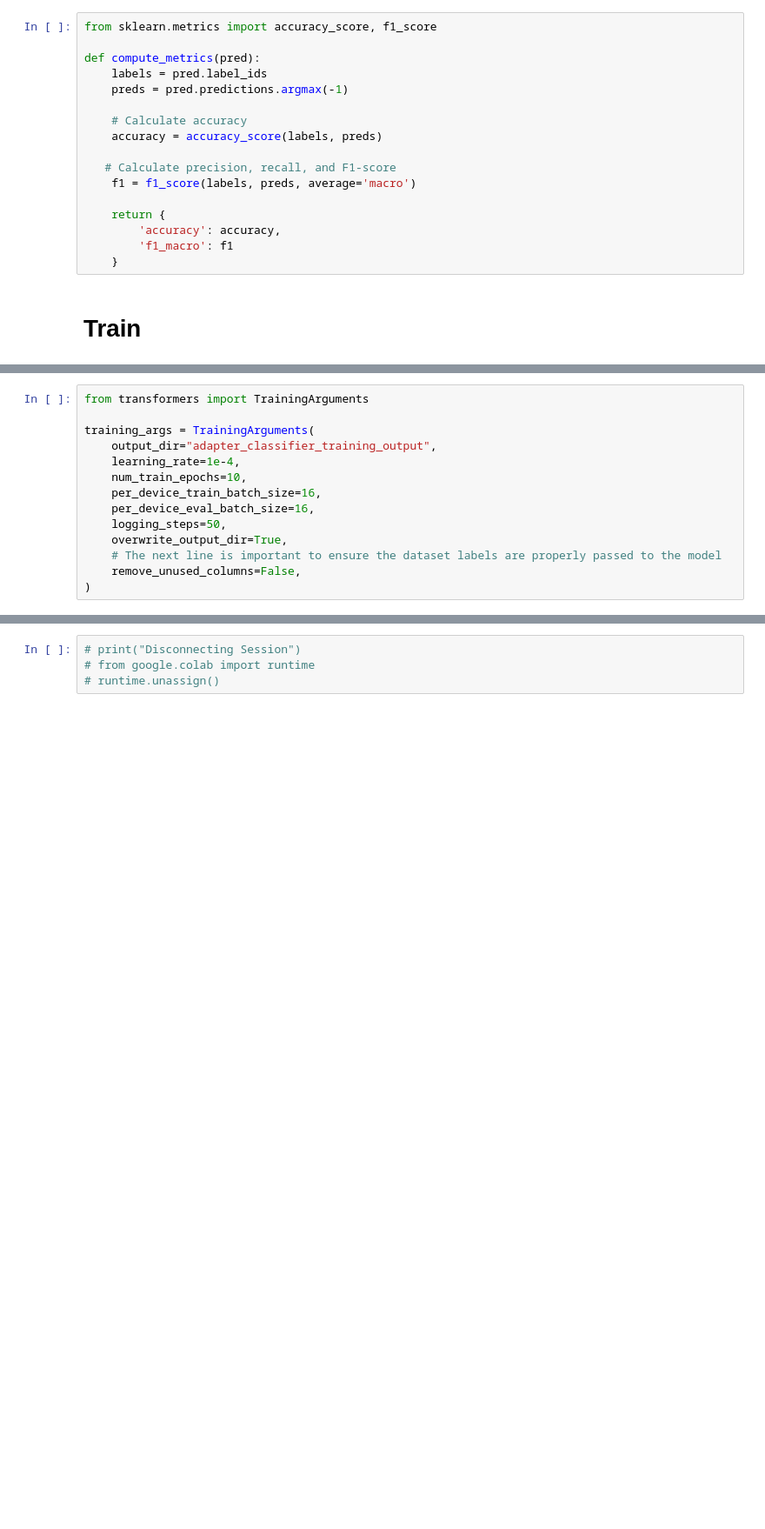
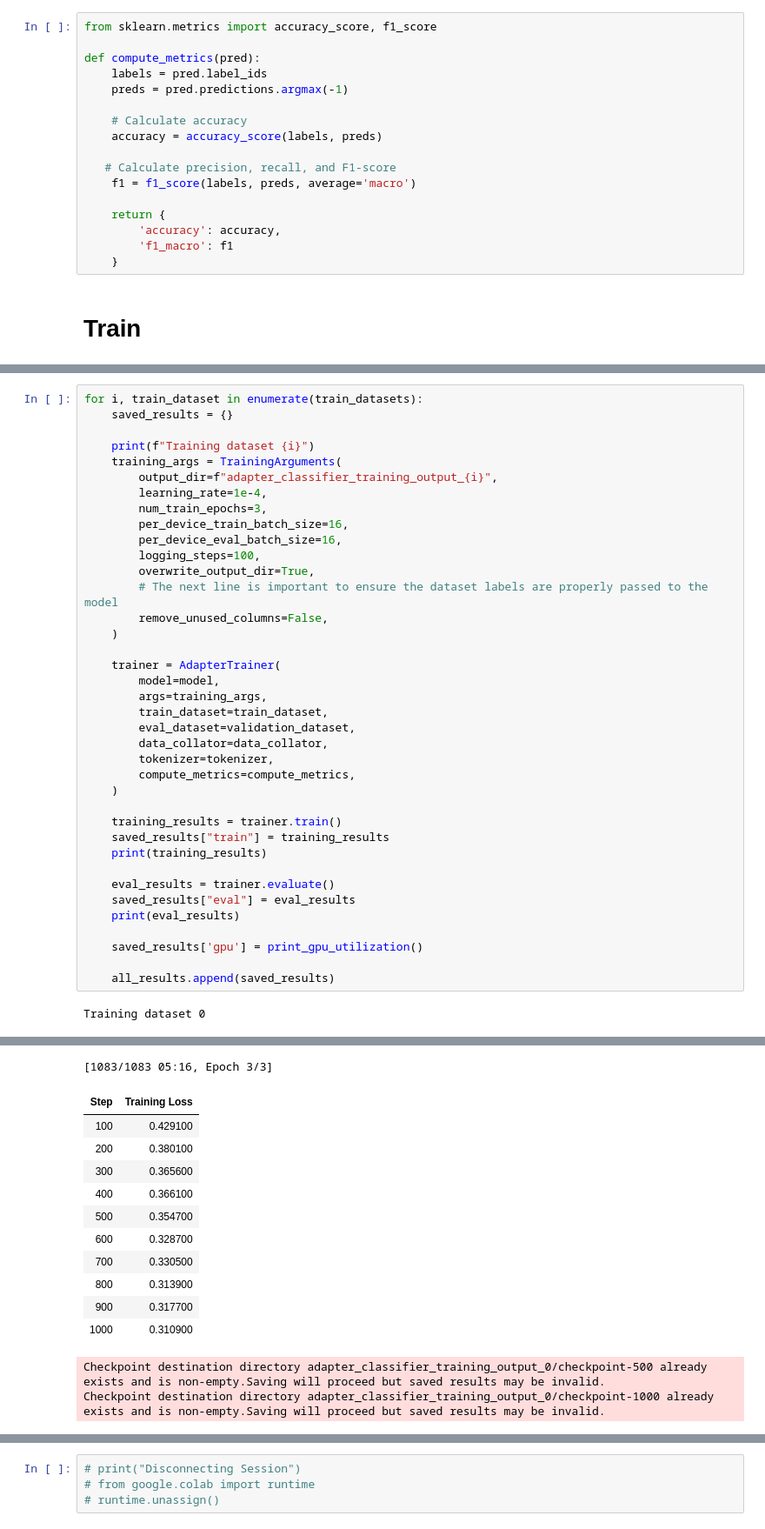
Before and after one commit to BigTMiami/AdaptOrDie, a Jupyter notebook: adapters_classification_no_pretraining_test.ipynb, the cells around one changed output, grey strips where cells are left out. Shown at 87% size. Drawn from its saved outputs; the diff is of its cells as text; blank space fills up the shorter version.

```diff
--- a/adapters_classification_no_pretraining_test.ipynb
+++ b/adapters_classification_no_pretraining_test.ipynb
@@ -112,14 +175,40 @@ def compute_metrics(pred):
 # %%
-from transformers import TrainingArguments
+for i, train_dataset in enumerate(train_datasets):
+    saved_results = {}
 
-training_args = TrainingArguments(
-    output_dir="adapter_classifier_training_output",
-    learning_rate=1e-4,
-    num_train_epochs=10,
-    per_device_train_batch_size=16,
-    per_device_eval_batch_size=16,
-    logging_steps=50,
-    overwrite_output_dir=True,
-    # The next line is important to ensure the dataset labels are properly passed to the model
-    remove_unused_columns=False,
-)
+    print(f"Training dataset {i}")
+    training_args = TrainingArguments(
+        output_dir=f"adapter_classifier_training_output_{i}",
+        learning_rate=1e-4,
+        num_train_epochs=3,
+        per_device_train_batch_size=16,
+        per_device_eval_batch_size=16,
+        logging_steps=100,
+        overwrite_output_dir=True,
+        # The next line is important to ensure the dataset labels are properly passed to the model
+        remove_unused_columns=False,
+    )
+
+    trainer = AdapterTrainer(
+        model=model,
+        args=training_args,
+        train_dataset=train_dataset,
+        eval_dataset=validation_dataset,
+        data_collator=data_collator,
+        tokenizer=tokenizer,
+        compute_metrics=compute_metrics,
+    )
+
+    training_results = trainer.train()
+    saved_results["train"] = training_results
+    print(training_results)
+
+    eval_results = trainer.evaluate()
+    saved_results["eval"] = eval_results
+    print(eval_results)
+
+    saved_results['gpu'] = print_gpu_utilization()
+
+    all_results.append(saved_results)
+# %% [output]
+Training dataset 0
@@ -125,0 +218,14 @@ training_args = TrainingArguments(
+[1083/1083 05:16, Epoch 3/3]
+| Step | Training Loss |
+| 100 | 0.429100 |
+| 200 | 0.380100 |
+| 300 | 0.365600 |
+| 400 | 0.366100 |
+| 500 | 0.354700 |
+| 600 | 0.328700 |
+| 700 | 0.330500 |
+| 800 | 0.313900 |
+| 900 | 0.317700 |
+| 1000 | 0.310900 |
+Checkpoint destination directory adapter_classifier_training_output_0/checkpoint-500 already exists and is non-empty.Saving will proceed but saved results may be invalid.
+Checkpoint destination directory adapter_classifier_training_output_0/checkpoint-1000 already exists and is non-empty.Saving will proceed but saved results may be invalid.
```
Also changed, not shown: parts of 17 cells of this notebook.
